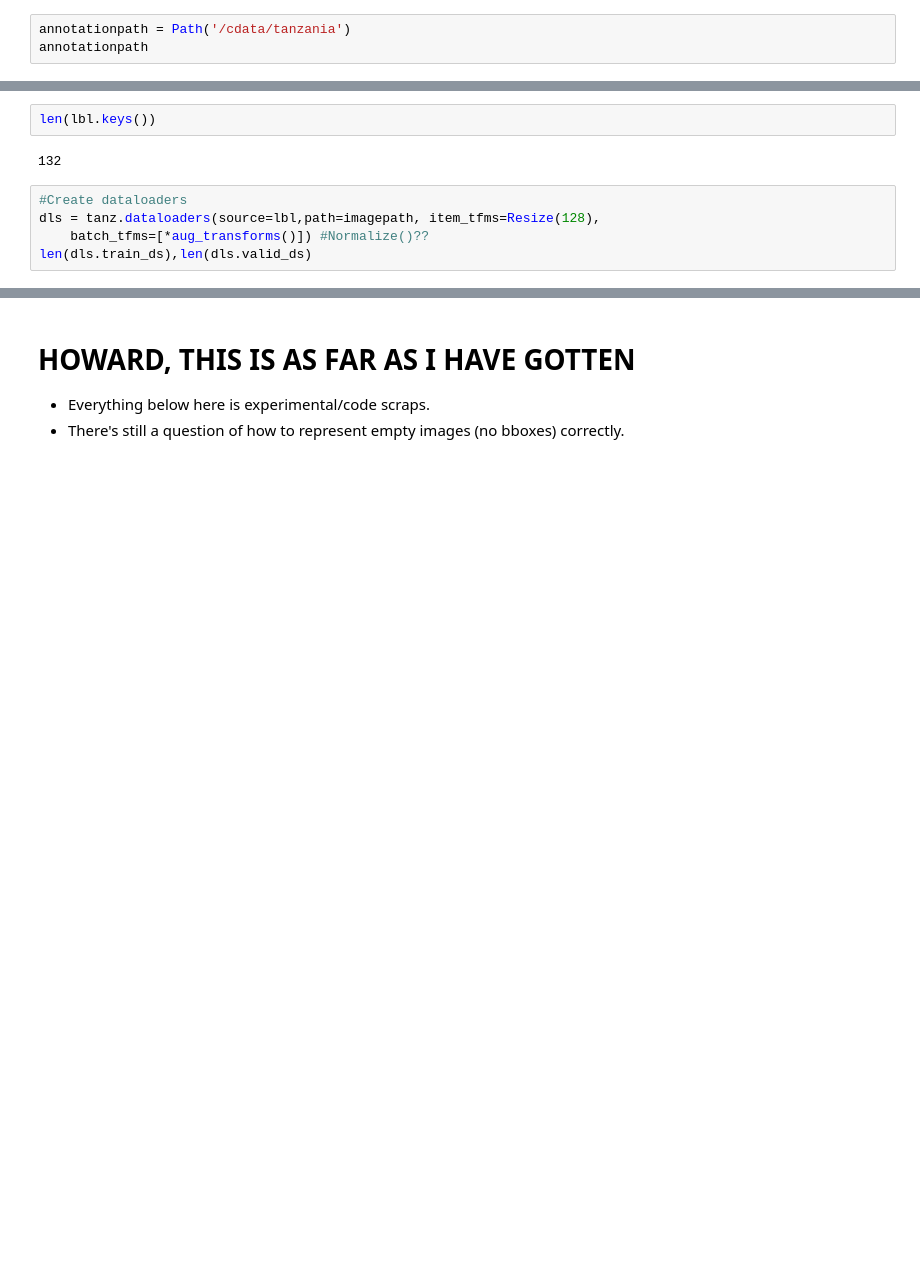
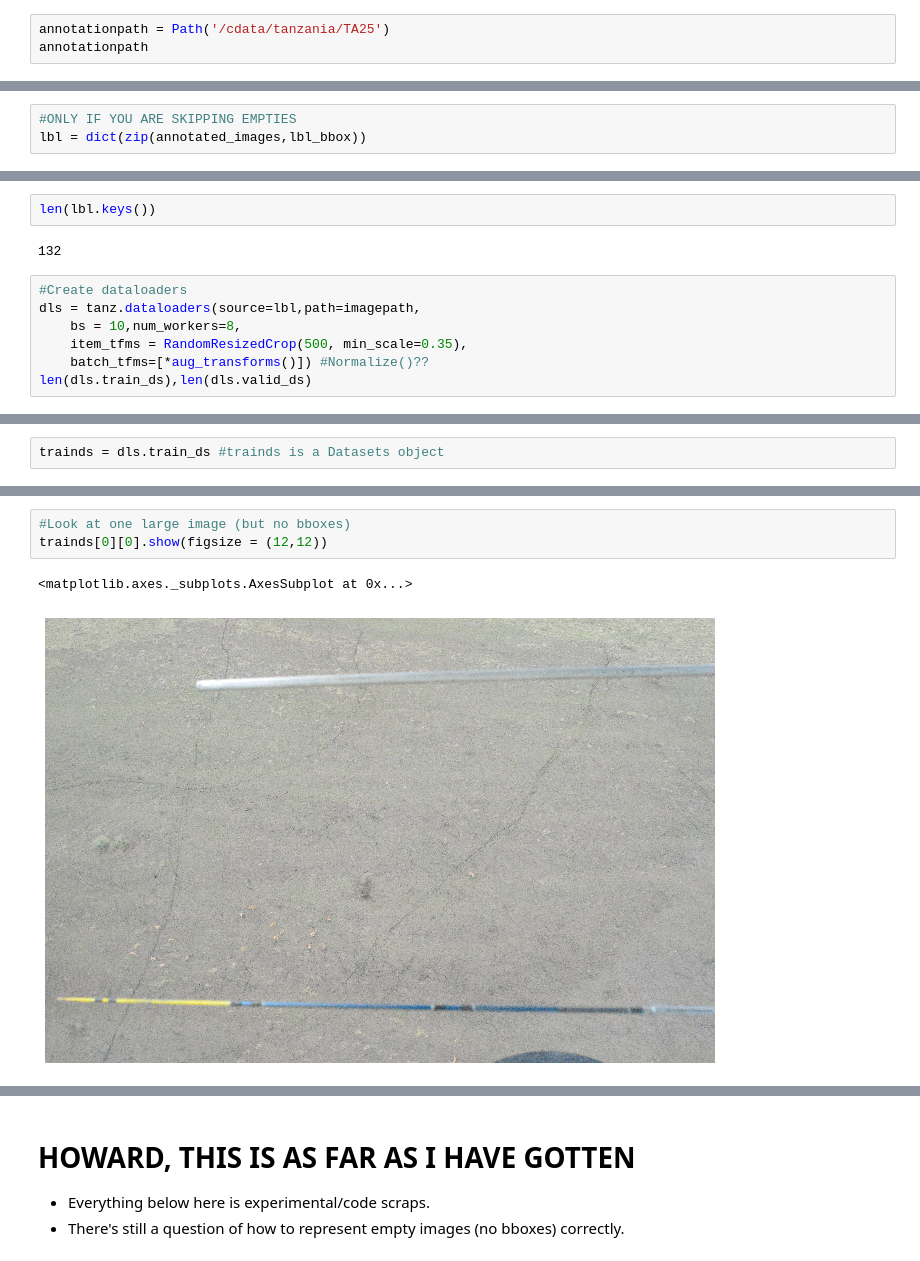
Before and after one commit to jcpayne/aerial_survey_ai, a Jupyter notebook: tanzania.ipynb, the cells around one changed output, grey strips where cells are left out. Saved outputs shown, nothing was run; the diff lists cells and outputs as text; blank space fills up the shorter version.

```diff
--- a/tanzania.ipynb
+++ b/tanzania.ipynb
@@ -108,4 +106,4 @@ Path('/cdata/tanzania')
 # %%
-annotationpath = Path('/cdata/tanzania')
+annotationpath = Path('/cdata/tanzania/TA25')
 annotationpath
 # %% [output]
@@ -274,6 +271,9 @@ getfiles_fromdict = partial(getfiles_fromdictkeys,path=imagepath)
 callable(getfiles_fromdictkeys)
 # %% [output]
 True
+# %%
+#ONLY IF YOU ARE SKIPPING EMPTIES
+lbl = dict(zip(annotated_images,lbl_bbox))
 # %% [markdown]
 The getter has 3 parts: one for each data block.  It does nothing for the image block.  For the bbox block, it gets the first part (bbox coordinates) of the label, and for the bbloxlabel it gets the second part (the category). lbl is a dict and we pass the filename as a string (`str(o)`) as the key to it.
 # %%
@@ -289,6 +289,8 @@ len(lbl.keys())
 132
 # %%
 #Create dataloaders
-dls = tanz.dataloaders(source=lbl,path=imagepath, item_tfms=Resize(128),
+dls = tanz.dataloaders(source=lbl,path=imagepath,
+    bs = 10,num_workers=8,
+    item_tfms = RandomResizedCrop(500, min_scale=0.35),
     batch_tfms=[*aug_transforms()]) #Normalize()??
 len(dls.train_ds),len(dls.valid_ds)
@@ -301,0 +299,2 @@ dls.train_ds[103]
+# %%
+trainds = dls.train_ds #trainds is a Datasets object
@@ -301,0 +321,6 @@ dls.train_ds[103]
+# %%
+#Look at one large image (but no bboxes)
+trainds[0][0].show(figsize = (12,12))
+# %% [output]
+<matplotlib.axes._subplots.AxesSubplot at 0x...>
+[figure, added]
```
Also changed, not shown: parts of 22 cells of this notebook, 2 other files.
